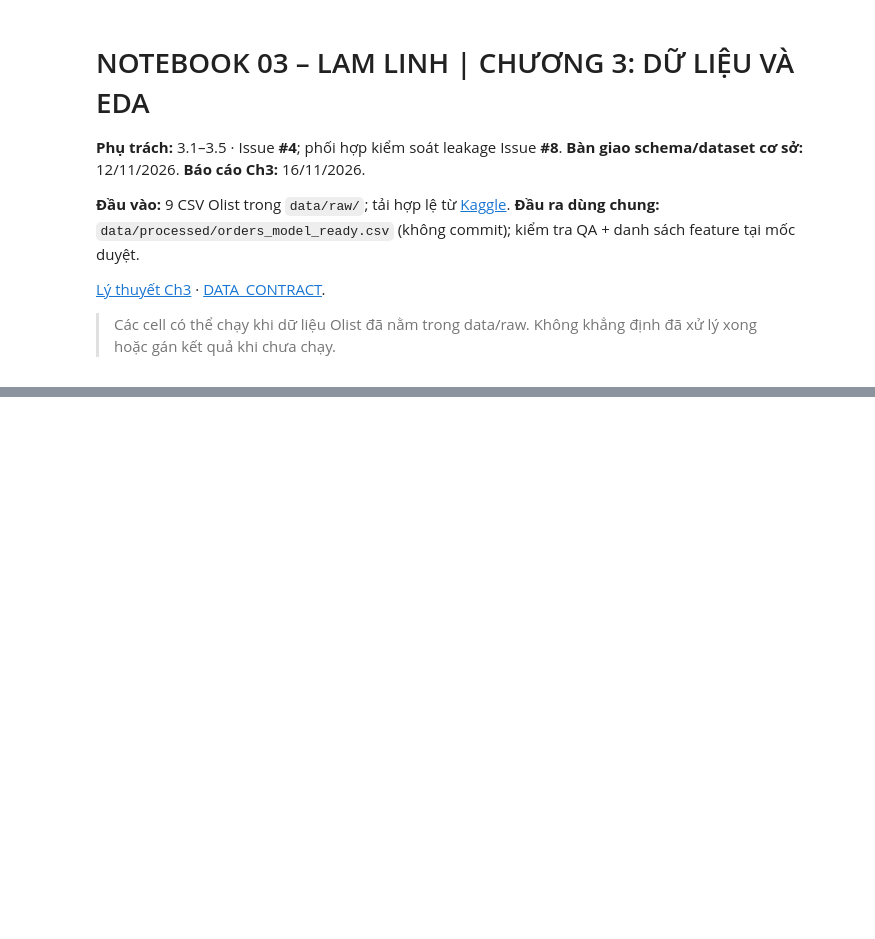
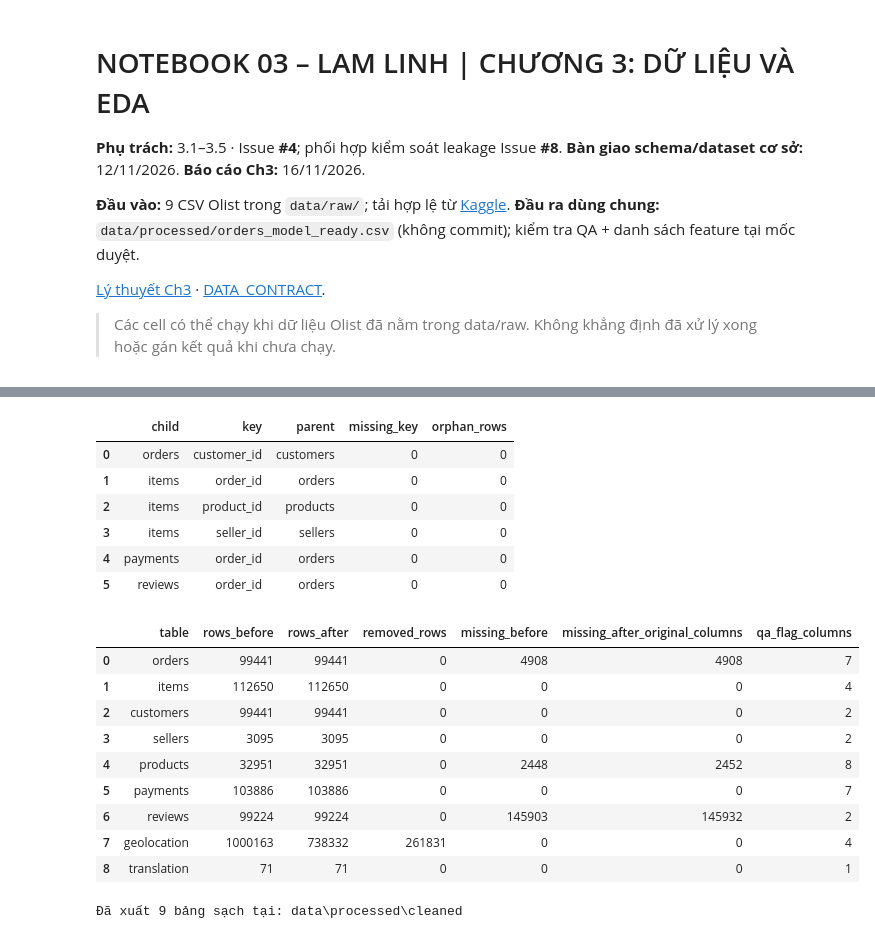
Before and after one commit to tanlen06-debug/Do_An_Khoa_hoc_du_lieu---GR02, a Jupyter notebook: notebooks/03_LAM_LINH_chuong_3.ipynb, the cells around one changed output, grey strips where cells are left out. Drawn from its saved outputs; the diff is of its cells as text; code cells hidden in the pictures; blank space fills up the shorter version.

```diff
--- a/notebooks/03_LAM_LINH_chuong_3.ipynb
+++ b/notebooks/03_LAM_LINH_chuong_3.ipynb
@@ -200,0 +437,57 @@ print("SAFE_FEATURES dùng cho mô hình baseline:", SAFE_FEATURES)
+# %%
+clean = dict(orders=orders, items=items, customers=customers, sellers=sellers,
+             products=products, payments=payments, reviews=reviews,
+             geolocation=geolocation, translation=translation)
+relations = [
+    ('orders','customer_id','customers','customer_id'),
+    ('items','order_id','orders','order_id'),
+    ('items','product_id','products','product_id'),
+    ('items','seller_id','sellers','seller_id'),
+    ('payments','order_id','orders','order_id'),
+    ('reviews','order_id','orders','order_id'),
+]
+fk_rows=[]
+for child, ck, parent, pk in relations:
+    s=clean[child][ck]
+    fk_rows.append({'child':child, 'key':ck, 'parent':parent,
+                    'missing_key':int(s.isna().sum()),
+                    'orphan_rows':int((s.notna() & ~s.isin(clean[parent][pk])).sum())})
+fk_report=pd.DataFrame(fk_rows)
+fk_report.to_csv(TABLES/'foreign_key_audit.csv',index=False)
+display(fk_report)
+assert fk_report[['missing_key','orphan_rows']].to_numpy().sum() == 0, 'Có khóa ngoại chưa giải quyết; xem báo cáo.'
+summary=[]
+for name,d in clean.items():
+    original_cols=raw[name].columns
+    filename=Path(NAMES[name]).stem + '_clean.csv'
+    d.to_csv(CLEAN_DIR/filename,index=False)
+    summary.append({'table':name,'rows_before':len(raw[name]),'rows_after':len(d),
+                    'removed_rows':len(raw[name])-len(d),
+                    'missing_before':int(raw[name].isna().sum().sum()),
+                    'missing_after_original_columns':int(d[original_cols].isna().sum().sum()),
+                    'qa_flag_columns':len(d.filter(like='qa_').columns)})
+clean_summary=pd.DataFrame(summary)
+clean_summary.to_csv(TABLES/'cleaning_summary.csv',index=False)
+pd.DataFrame(LOG).to_csv(TABLES/'cleaning_log.csv',index=False)
+display(clean_summary)
+assert len(clean)==9
+print('Đã xuất 9 bảng sạch tại:', CLEAN_DIR.relative_to(ROOT))
+# %% [output]
+|  | child | key | parent | missing_key | orphan_rows |
+| 0 | orders | customer_id | customers | 0 | 0 |
+| 1 | items | order_id | orders | 0 | 0 |
+| 2 | items | product_id | products | 0 | 0 |
+| 3 | items | seller_id | sellers | 0 | 0 |
+| 4 | payments | order_id | orders | 0 | 0 |
+| 5 | reviews | order_id | orders | 0 | 0 |
+|  | table | rows_before | rows_after | removed_rows | missing_before | missing_after_original_columns | qa_flag_columns |
+| 0 | orders | 99441 | 99441 | 0 | 4908 | 4908 | 7 |
+| 1 | items | 112650 | 112650 | 0 | 0 | 0 | 4 |
+| 2 | customers | 99441 | 99441 | 0 | 0 | 0 | 2 |
+| 3 | sellers | 3095 | 3095 | 0 | 0 | 0 | 2 |
+| 4 | products | 32951 | 32951 | 0 | 2448 | 2452 | 8 |
+| 5 | payments | 103886 | 103886 | 0 | 0 | 0 | 7 |
+| 6 | reviews | 99224 | 99224 | 0 | 145903 | 145932 | 2 |
+| 7 | geolocation | 1000163 | 738332 | 261831 | 0 | 0 | 4 |
+| 8 | translation | 71 | 71 | 0 | 0 | 0 | 1 |
+Đã xuất 9 bảng sạch tại: data\processed\cleaned
```
Also changed, not shown: parts of 50 cells of this notebook, 27 other files.
